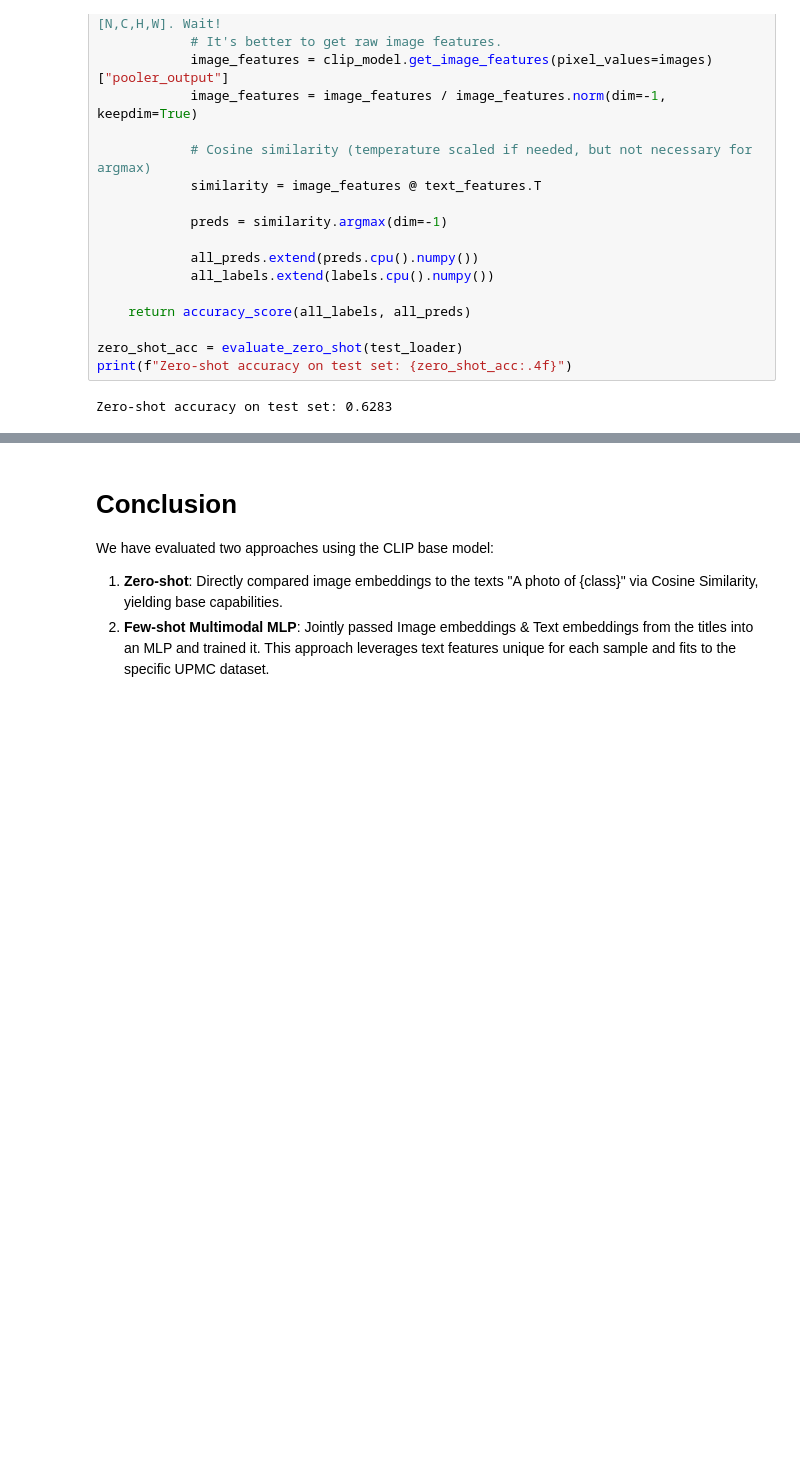
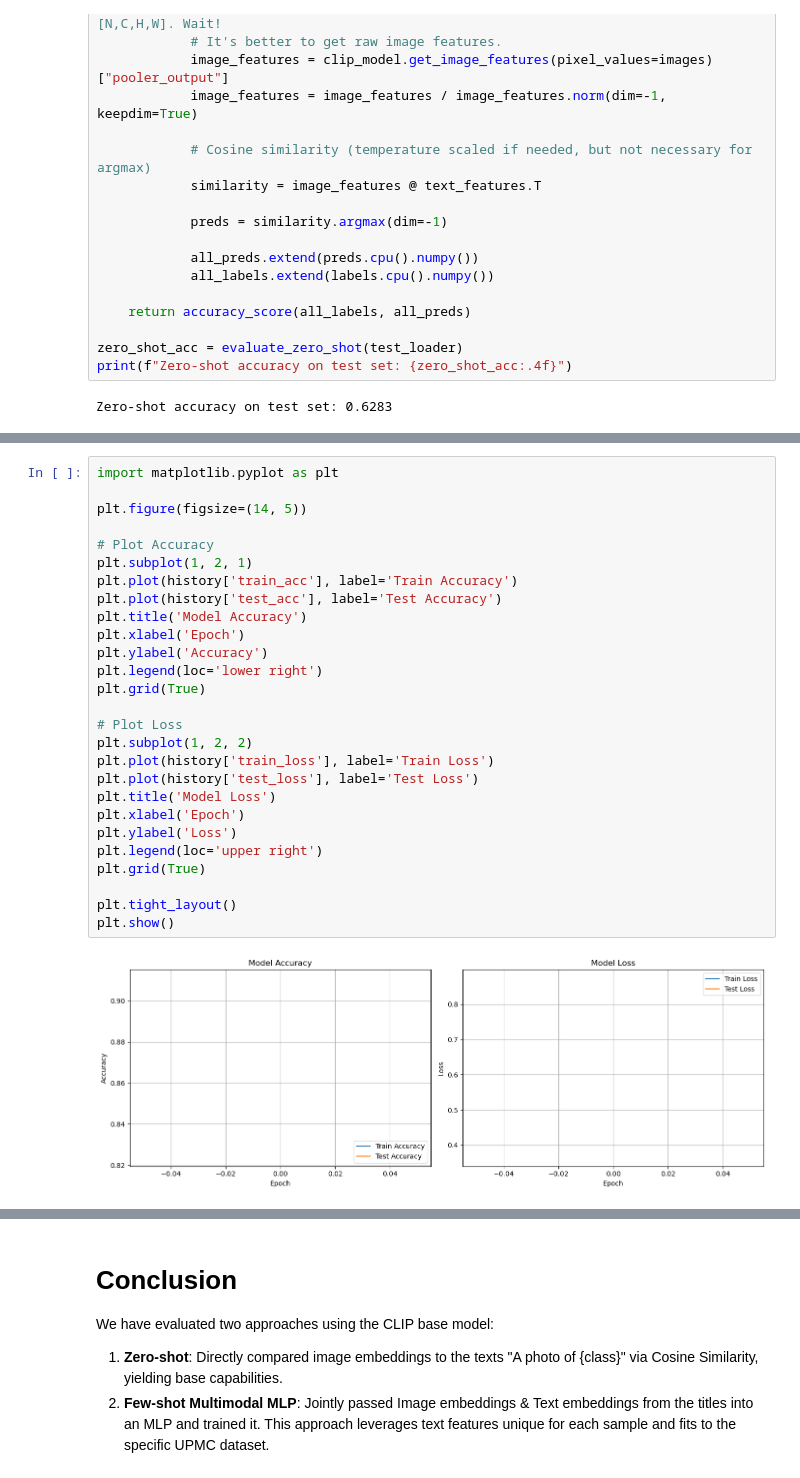
Before and after one commit to phamtranminhtri/deep_learning_assignment, a Jupyter notebook: source/assignment_1/multimodal/multimodal.ipynb, the cells around one changed output, grey strips where cells are left out. Drawn from its saved outputs; the diff is of its cells as text; blank space fills up the shorter version.

Commit message:
early stopping, save weight, graph, table

```diff
--- a/source/assignment_1/multimodal/multimodal.ipynb
+++ b/source/assignment_1/multimodal/multimodal.ipynb
@@ -511,0 +542,29 @@ KeyboardInterrupt:
+# %%
+import matplotlib.pyplot as plt
+
+plt.figure(figsize=(14, 5))
+
+# Plot Accuracy
+plt.subplot(1, 2, 1)
+plt.plot(history['train_acc'], label='Train Accuracy')
+plt.plot(history['test_acc'], label='Test Accuracy')
+plt.title('Model Accuracy')
+plt.xlabel('Epoch')
+plt.ylabel('Accuracy')
+plt.legend(loc='lower right')
+plt.grid(True)
+
+# Plot Loss
+plt.subplot(1, 2, 2)
+plt.plot(history['train_loss'], label='Train Loss')
+plt.plot(history['test_loss'], label='Test Loss')
+plt.title('Model Loss')
+plt.xlabel('Epoch')
+plt.ylabel('Loss')
+plt.legend(loc='upper right')
+plt.grid(True)
+
+plt.tight_layout()
+plt.show()
+# %% [output]
+[figure, added]
```
Also changed, not shown: parts of 5 cells of this notebook.
